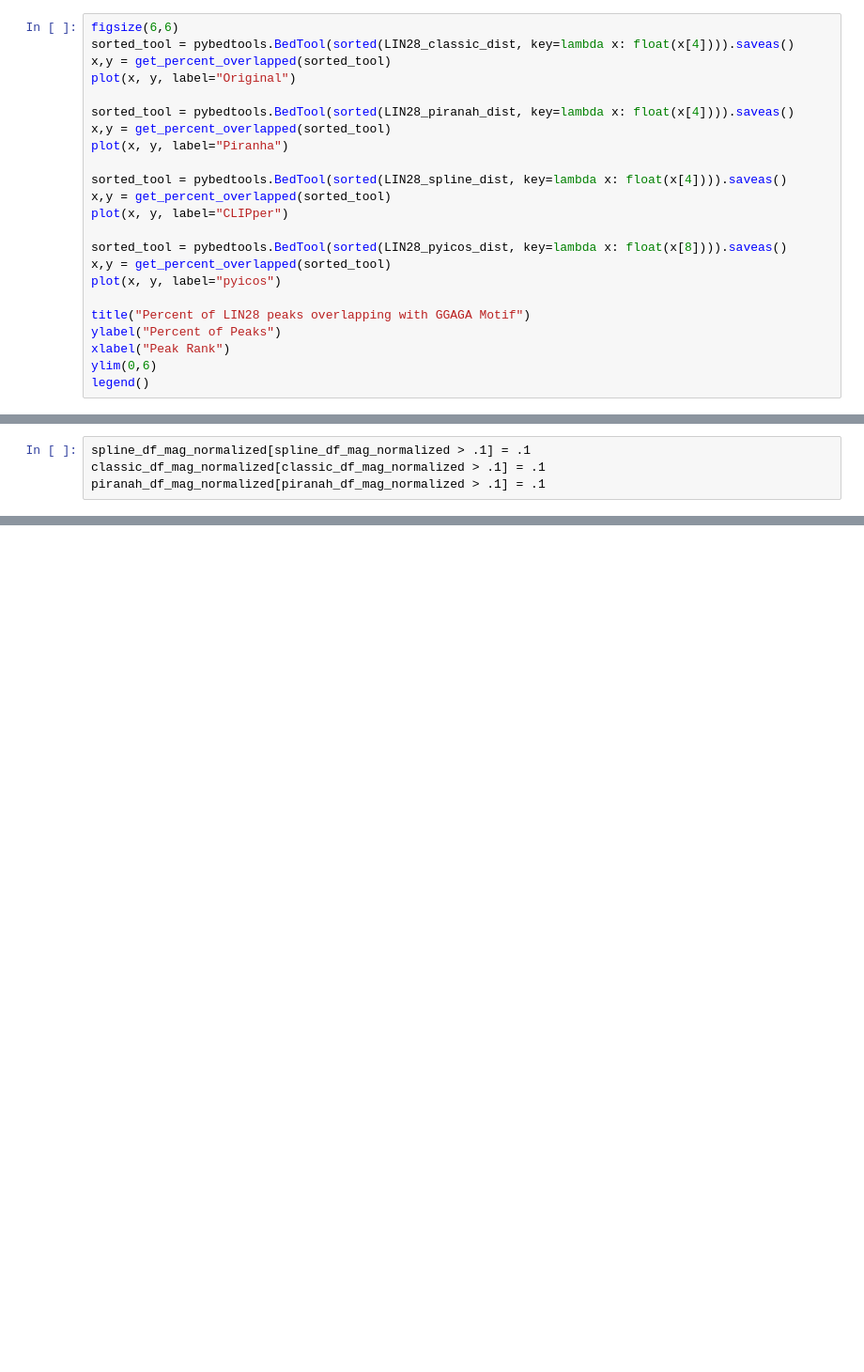
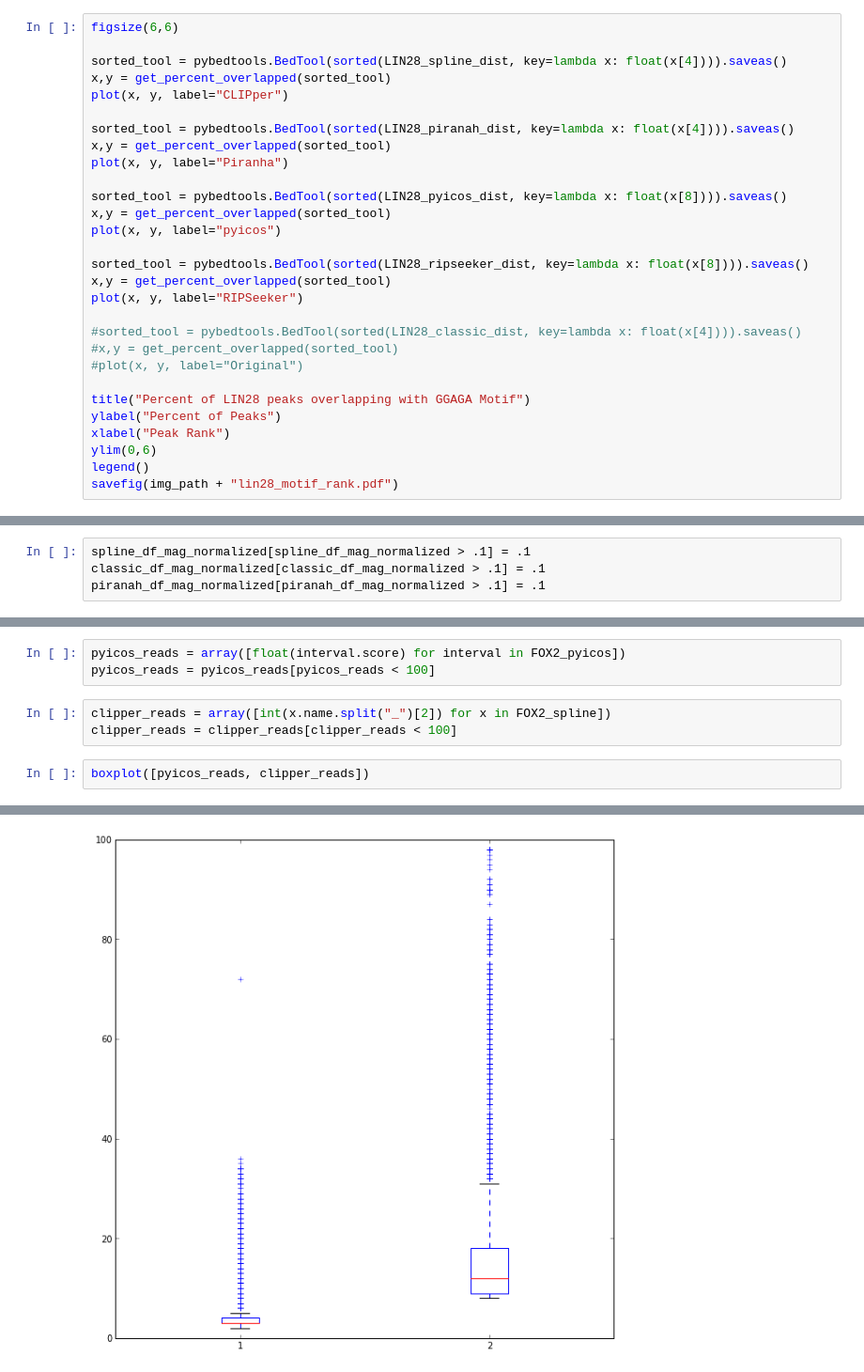
Before and after one commit to gpratt/iPython_Notebook, a Jupyter notebook: CLIPper_Analysis.ipynb, the cells around one changed output, grey strips where cells are left out. Shown at 94% size. Saved outputs shown, nothing was run; the diff lists cells and outputs as text; blank space fills up the shorter version.

```diff
--- a/CLIPper_Analysis.ipynb
+++ b/CLIPper_Analysis.ipynb
@@ -349,23 +374,29 @@ legend()
 # %%
 figsize(6,6)
-sorted_tool = pybedtools.BedTool(sorted(LIN28_classic_dist, key=lambda x: float(x[4]))).saveas()
+
+sorted_tool = pybedtools.BedTool(sorted(LIN28_spline_dist, key=lambda x: float(x[4]))).saveas()
 x,y = get_percent_overlapped(sorted_tool)
-plot(x, y, label="Original")
+plot(x, y, label="CLIPper")
 
 sorted_tool = pybedtools.BedTool(sorted(LIN28_piranah_dist, key=lambda x: float(x[4]))).saveas()
 x,y = get_percent_overlapped(sorted_tool)
 plot(x, y, label="Piranha")
 
-sorted_tool = pybedtools.BedTool(sorted(LIN28_spline_dist, key=lambda x: float(x[4]))).saveas()
-x,y = get_percent_overlapped(sorted_tool)
-plot(x, y, label="CLIPper")
-
 sorted_tool = pybedtools.BedTool(sorted(LIN28_pyicos_dist, key=lambda x: float(x[8]))).saveas()
 x,y = get_percent_overlapped(sorted_tool)
 plot(x, y, label="pyicos")
+
+sorted_tool = pybedtools.BedTool(sorted(LIN28_ripseeker_dist, key=lambda x: float(x[8]))).saveas()
+x,y = get_percent_overlapped(sorted_tool)
+plot(x, y, label="RIPSeeker")
+
+#sorted_tool = pybedtools.BedTool(sorted(LIN28_classic_dist, key=lambda x: float(x[4]))).saveas()
+#x,y = get_percent_overlapped(sorted_tool)
+#plot(x, y, label="Original")
 
 title("Percent of LIN28 peaks overlapping with GGAGA Motif")
 ylabel("Percent of Peaks")
 xlabel("Peak Rank")
 ylim(0,6)
 legend()
+savefig(img_path + "lin28_motif_rank.pdf")
@@ -483,0 +461,9 @@ classN, nInClass
+# %%
+pyicos_reads = array([float(interval.score) for interval in FOX2_pyicos])
+pyicos_reads = pyicos_reads[pyicos_reads < 100]
+# %%
+clipper_reads = array([int(x.name.split("_")[2]) for x in FOX2_spline])
+clipper_reads = clipper_reads[clipper_reads < 100]
+# %%
+boxplot([pyicos_reads, clipper_reads])
+# %% [output]
@@ -483,0 +486 @@ classN, nInClass
+[figure, added]
```
Also changed, not shown: parts of 86 cells of this notebook, 3 other files.
